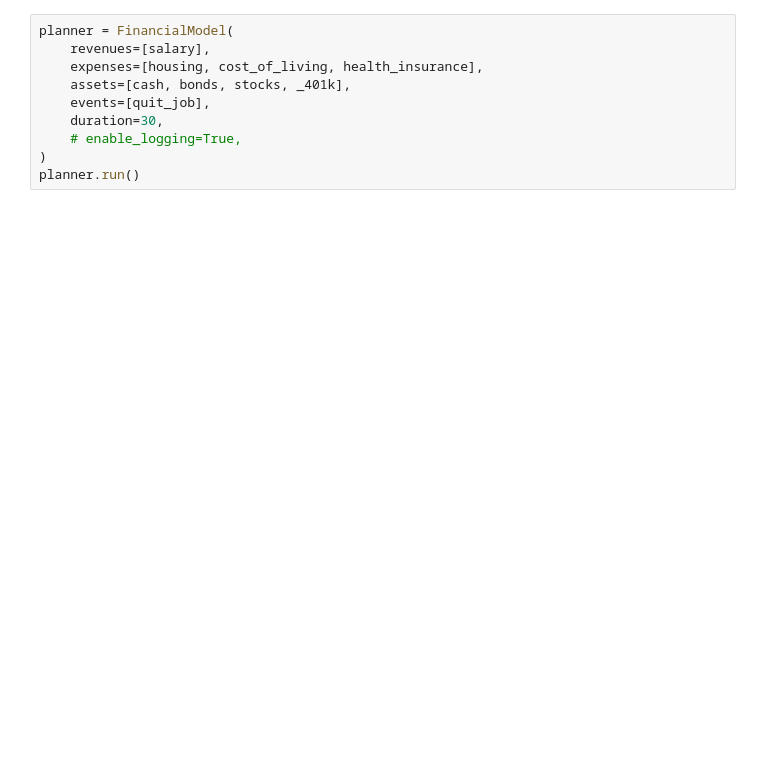
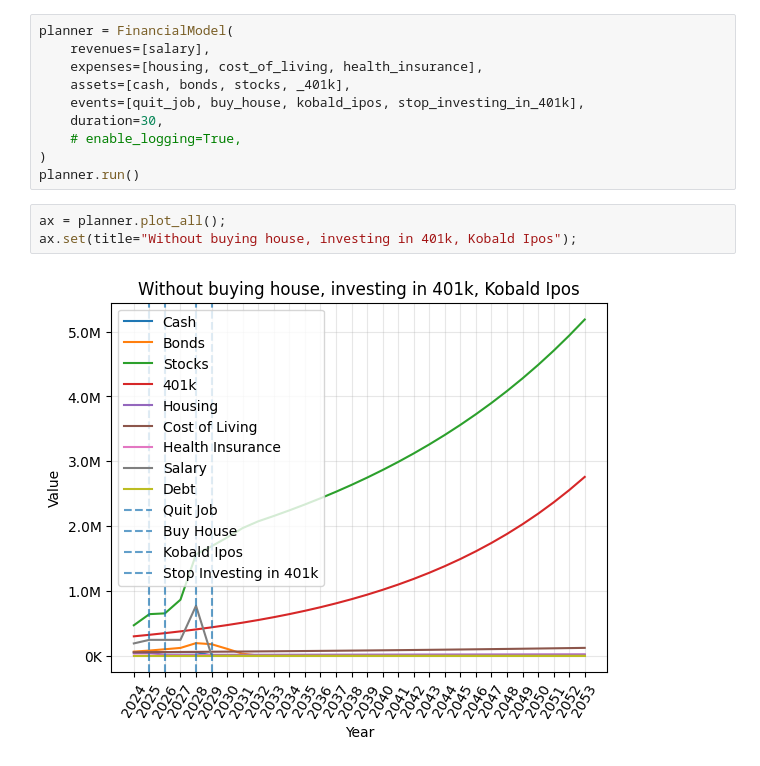
Before and after one commit to pquinter/fisim, a Jupyter notebook: notebooks/explore-financial-planning.ipynb, the cells around one changed output. Saved outputs shown, nothing was run; the diff lists cells and outputs as text; blank space fills up the shorter version.

```diff
--- a/notebooks/explore-financial-planning.ipynb
+++ b/notebooks/explore-financial-planning.ipynb
@@ -55,8 +107,13 @@ planner = FinancialModel(
     revenues=[salary],
     expenses=[housing, cost_of_living, health_insurance],
     assets=[cash, bonds, stocks, _401k],
-    events=[quit_job],
+    events=[quit_job, buy_house, kobald_ipos, stop_investing_in_401k],
     duration=30,
     # enable_logging=True,
 )
 planner.run()
+# %%
+ax = planner.plot_all();
+ax.set(title="Without buying house, investing in 401k, Kobald Ipos");
+# %% [output]
+[figure, added]
```
Also changed, not shown: parts of 9 cells of this notebook.
